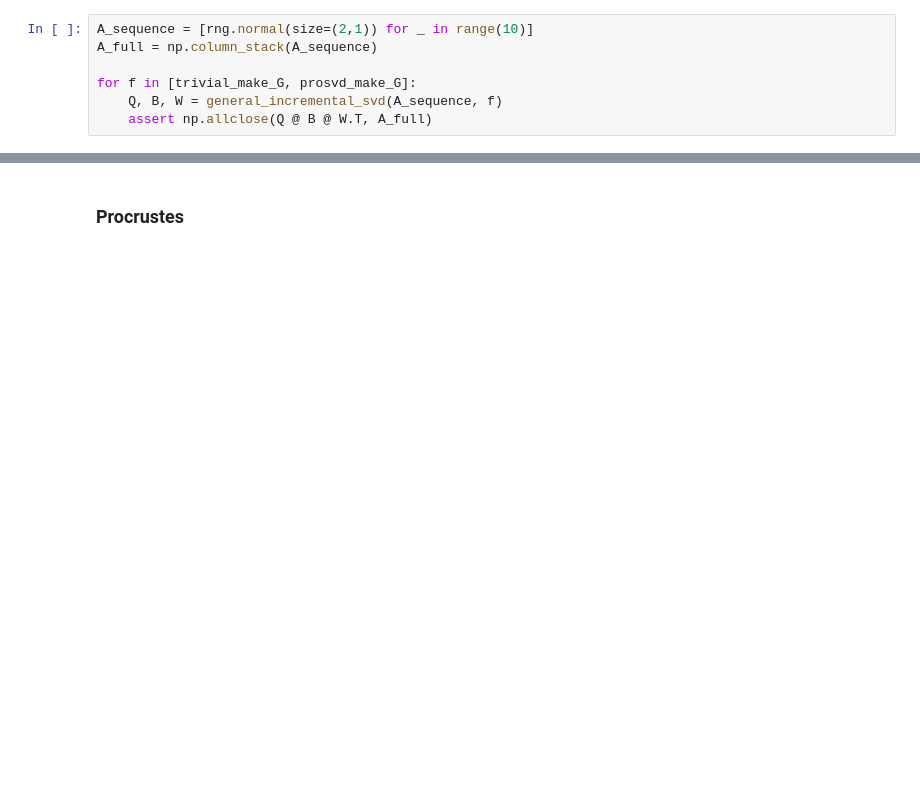
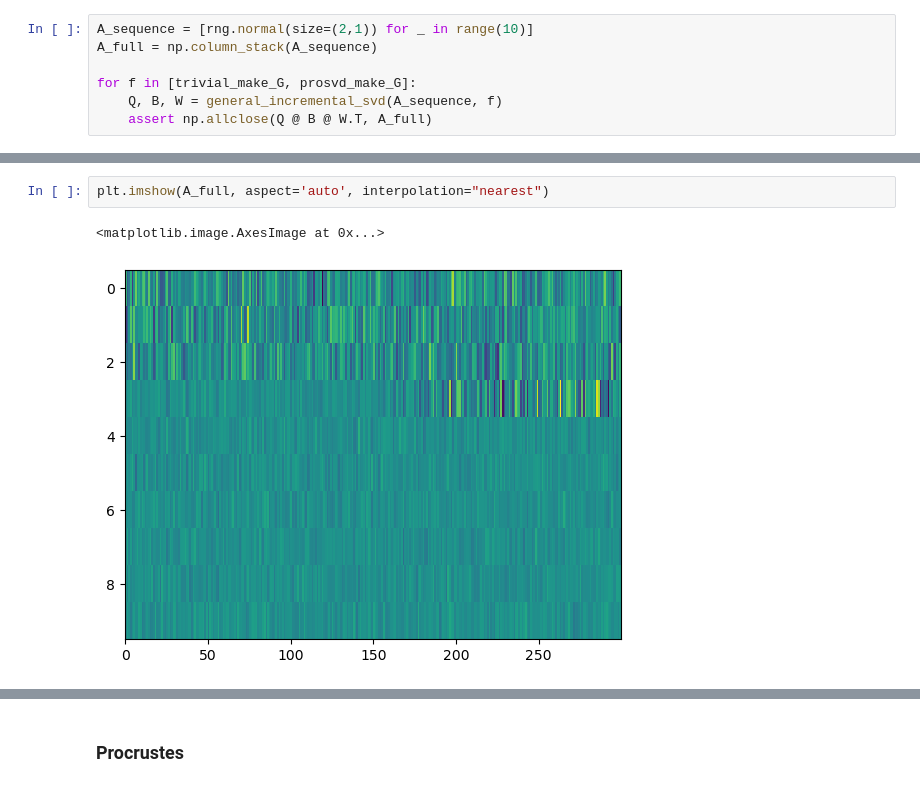
Before and after one commit to draeloslab/AdaptiveLatents, a Jupyter notebook: scripts/svd.ipynb, the cells around one changed output, grey strips where cells are left out. Drawn from its saved outputs; the diff is of its cells as text; blank space fills up the shorter version.

```diff
--- a/scripts/svd.ipynb
+++ b/scripts/svd.ipynb
@@ -89,0 +205,5 @@ for f in [trivial_make_G, prosvd_make_G]:
+# %%
+plt.imshow(A_full, aspect='auto', interpolation="nearest")
+# %% [output]
+<matplotlib.image.AxesImage at 0x...>
+[figure, added]
```
Also changed, not shown: parts of 31 cells of this notebook.
